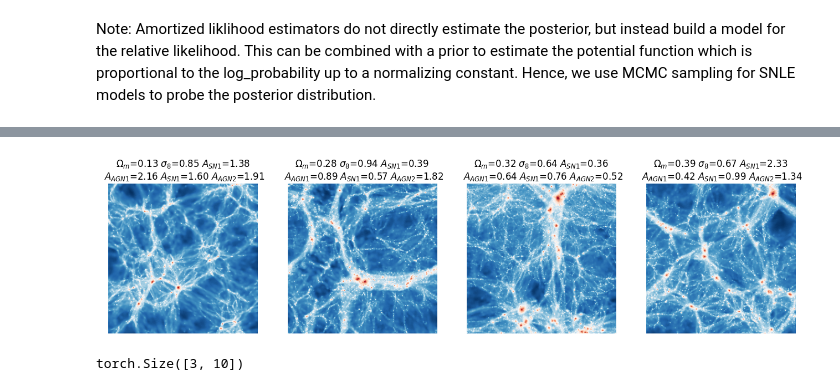
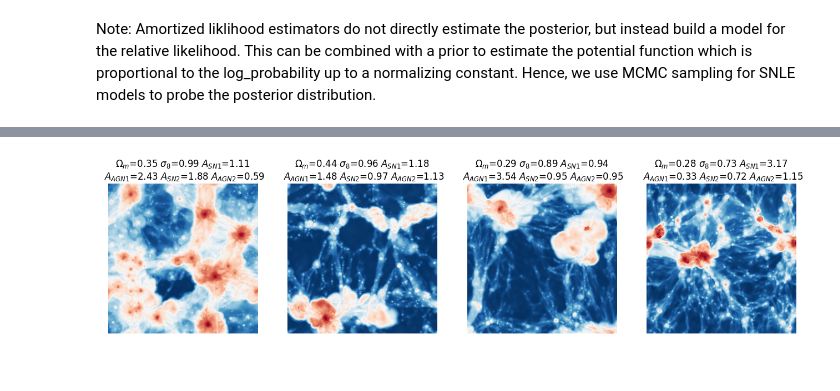
Before and after one commit to maho3/ltu-ili, a Jupyter notebook: notebooks/tutorial.ipynb, the cells around one changed output, grey strips where cells are left out. Drawn from its saved outputs; the diff is of its cells as text; code cells hidden in the pictures.

```diff
--- a/notebooks/tutorial.ipynb
+++ b/notebooks/tutorial.ipynb
@@ -201,7 +200,8 @@ inference_class = sbi.inference.SNLE
 # instantiate your neural networks to be used as an ensemble
 nets = [
     sbi.utils.likelihood_nn(model='maf', hidden_features=50, num_transforms=5),
-    sbi.utils.likelihood_nn(model='mdn', hidden_features=50, num_components=2)
+    sbi.utils.likelihood_nn(model='made', hidden_features=50, num_transforms=5),
+    sbi.utils.likelihood_nn(model='mdn', hidden_features=50, num_components=4)
 ]
 
 # define training arguments
@@ -337,12 +339,19 @@ In this example, we demonstrate how ltu-ili can be extended to other types of da
 # %%
-x = np.log10(np.load('./toy/Maps_Mcdm_IllustrisTNG_LH_z=0.00.npy'))
+# load data
+x = np.log10(np.load('./toy/Maps_T_IllustrisTNG_LH_z=0.00.npy'))
 theta = np.loadtxt('./toy/params_LH_IllustrisTNG.txt')
 theta = np.repeat(theta, 15, axis=0)
 
-mask = np.random.rand(len(theta))<0.1
-x = x[mask]
-theta = theta[mask]
+# subsample (for speed)
+x = x[::2]
+theta = theta[::2]
 
+# conform images to pytorch expected shape
 x = x[:,None,...]
 
+# make a dataloader
 loader = NumpyLoader(x=x, theta=theta)
+
+# determine prior bounds
+prior_min = theta.min(axis=0)
+prior_max = theta.max(axis=0)
@@ -352,19 +358,19 @@ prior_max = theta.max(axis=0)
 # %%
 labels = [r'$\Omega_m$', r'$\sigma_8$', r'$A_{SN1}$',
-          r'$A_{AGN1}$', r'$A_{SN1}$', r'$A_{AGN2}$']
+          r'$A_{AGN1}$', r'$A_{SN2}$', r'$A_{AGN2}$']
 
 # plot a few examples of the data
 fig, axs = plt.subplots(1, 4, figsize=(16, 4))
 for i in range(4):
     ind = np.random.randint(len(x))
     im = axs[i].imshow(x[ind,0], cmap='RdBu_r')
 
     title = [f'{labels[j]}={theta[ind,j]:.2f}' for j in range(6)]
     title.insert(3, '\n')
     axs[i].set_title(' '.join(title))
     axs[i].axis('off')
 # %% [output]
-[figure, old version]
+[figure, new version]
 # %%
 # let's build a convolutional embedding network for processing images
 
@@ -374,16 +380,21 @@ class ConvNet(nn.Module):
         self.conv_layers = nn.Sequential(
             nn.Conv2d(1, 8, kernel_size=8, stride=2, padding=1),
             nn.ReLU(),
-            nn.MaxPool2d(kernel_size=4, stride=2),
             nn.Conv2d(8, 16, kernel_size=4, stride=2, padding=1),
             nn.ReLU(),
             nn.MaxPool2d(kernel_size=4, stride=2),
+            nn.Conv2d(16, 16, kernel_size=4, stride=2, padding=1),
+            nn.ReLU(),
             nn.Conv2d(16, 32, kernel_size=4, stride=2, padding=1),
             nn.ReLU(),
             nn.MaxPool2d(kernel_size=4, stride=2)
         )
         self.fc_layers = nn.Sequential(
-            nn.Linear(128, 32),
+            nn.Linear(128, 64),
+            nn.ReLU(),
+            nn.Linear(64, 64),
+            nn.ReLU(),
+            nn.Linear(64, 32),
             nn.ReLU(),
             nn.Linear(32, 10)
         )
@@ -393,7 +404,5 @@ class ConvNet(nn.Module):
         out = out.view(out.size(0), -1)
         out = self.fc_layers(out)
         return out
-# %% [output]
-torch.Size([3, 10])
 # %%
 # define a prior
```
Also changed, not shown: parts of 26 cells of this notebook.
